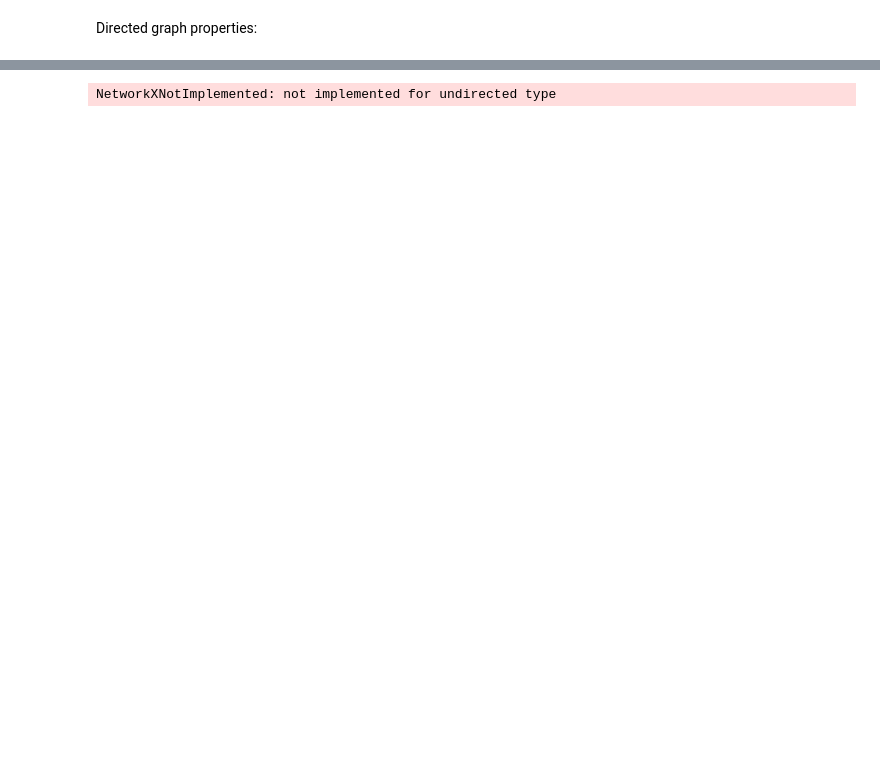
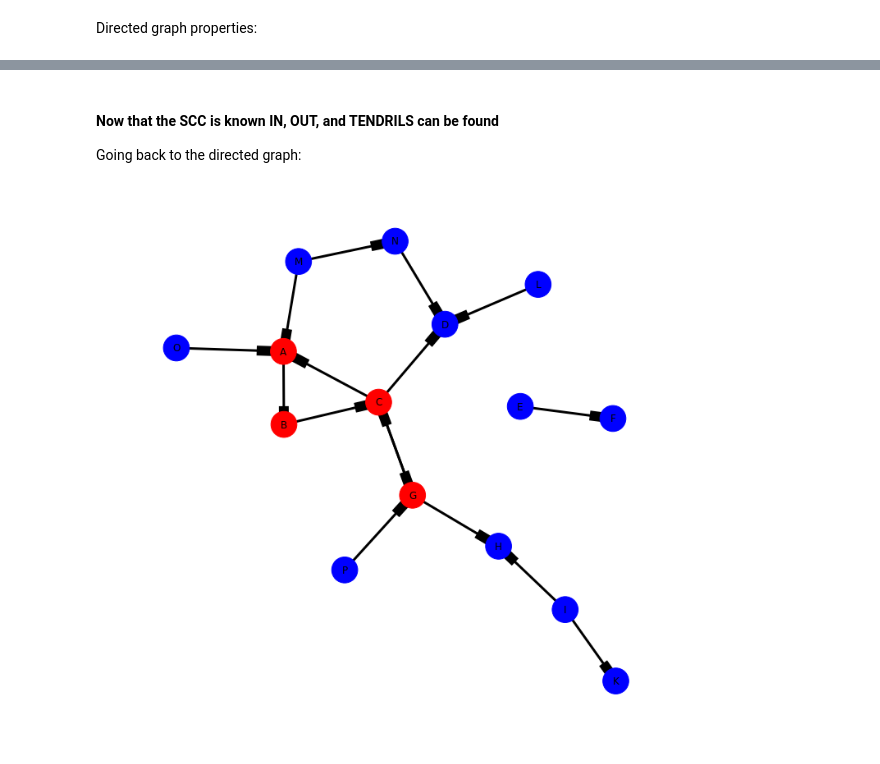
Before and after one commit to Eudoxier/cs532-s17, a Jupyter notebook: assignments/assignment_one/graph_structure/graph_structure.ipynb, the cells around one changed output, grey strips where cells are left out. Cells and saved outputs as stored; diff of their text form; code cells hidden in the pictures; blank space fills up the shorter version.

```diff
--- a/assignments/assignment_one/graph_structure/graph_structure.ipynb
+++ b/assignments/assignment_one/graph_structure/graph_structure.ipynb
@@ -174,6 +194,21 @@ Number of edges: 16
+# %% [markdown]
+#### Now that the SCC is known IN, OUT, and TENDRILS can be found
+
+Going back to the directed graph:
 # %%
-H = nx.strongly_connected_components(G)
-nx.draw(H, node_color=node_color, node_size=2000, edge_color='k', \
+SCC = ['A', 'B', 'C', 'G']
+node_color = []
+for node in H.nodes():
+    if node in SCC:
+        node_color.append('red')
+    else:
+        node_color.append('blue')
+
+plt.figure(figsize=(9,9))
+pos = nx.nx_pydot.graphviz_layout(H,prog="neato")
+nx.draw(H, pos, node_color=node_color, node_size=1000, edge_color='k', \
         width=3, with_labels=True, cmap=plt.cm.coolwarm)
+
+plt.show()
 # %% [output]
-NetworkXNotImplemented: not implemented for undirected type
+[figure, added]
```
Also changed, not shown: parts of 13 cells of this notebook, 2 other files.
